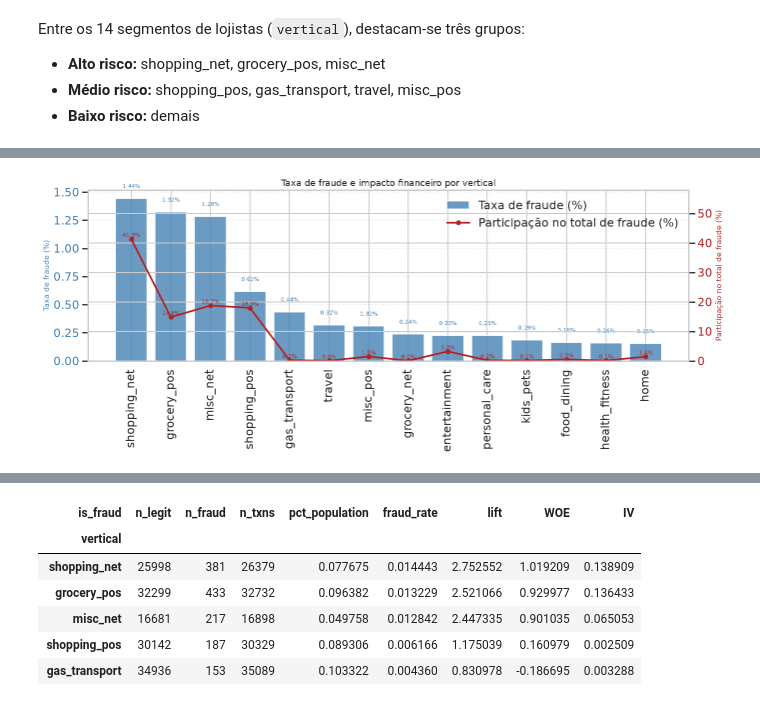
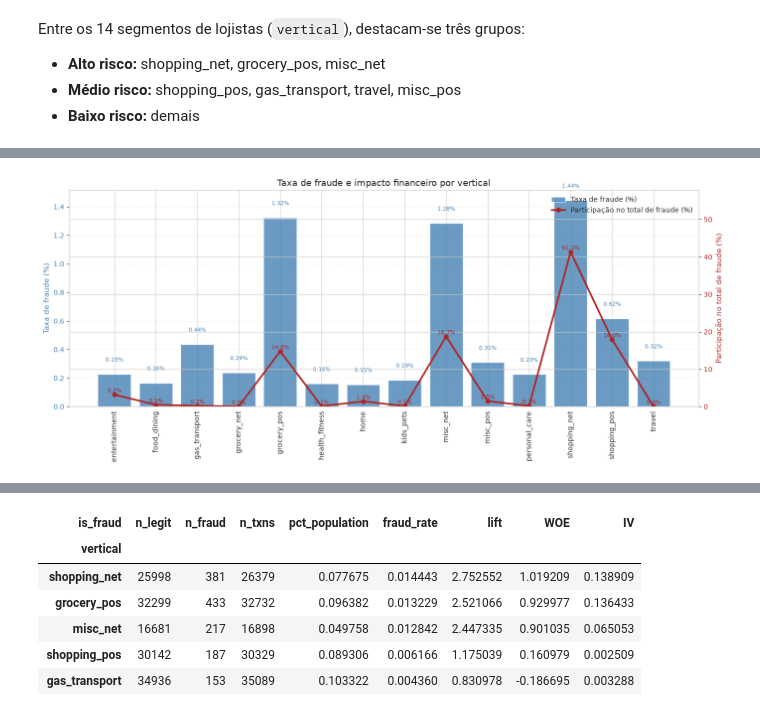
Before and after one commit to bmservilha/nuvemshop_case, a Jupyter notebook: notebooks/1_EDA_revisado.ipynb, the cells around one changed output, grey strips where cells are left out. Saved outputs shown, nothing was run; the diff lists cells and outputs as text; code cells hidden in the pictures.

```diff
--- a/notebooks/1_EDA_revisado.ipynb
+++ b/notebooks/1_EDA_revisado.ipynb
@@ -492,7 +496,7 @@ plt.show()
 # %%
 
 
-vertical_summary = (
+summary = (
     raw.assign(fraud_amount=raw["amount"].where(raw["is_fraud"].eq(1), 0))
     .groupby("vertical", as_index=False)
     .agg(
@@ -503,12 +507,12 @@ vertical_summary = (
     )
 )
 
-vertical_summary["fraud_rate"] = vertical_summary["n_fraud"] / vertical_summary["n_txns"]
-vertical_summary["fraud_amount_rate_of_vertical"] = (
-    vertical_summary["fraud_amount"] / vertical_summary["total_amount"]
+summary["fraud_rate"] = summary["n_fraud"] / summary["n_txns"]
+summary["fraud_amount_rate_of_vertical"] = (
+    summary["fraud_amount"] / summary["total_amount"]
 )
-vertical_summary["fraud_amount_share_of_total_fraud"] = (
-    vertical_summary["fraud_amount"] / vertical_summary["fraud_amount"].sum()
+summary["fraud_amount_share_of_total_fraud"] = (
+    summary["fraud_amount"] / summary["fraud_amount"].sum()
 )
 summary["fraud_rate_pct"] = summary["fraud_rate"] * 100
 summary["fraud_amount_rate_of_vertical_pct"] = summary["fraud_amount_rate_of_vertical"] * 100
@@ -530,7 +534,24 @@ loss_rank = (
     .sort_values("fraud_amount", ascending=False)
     .reset_index(drop=True)
 )
-loss_rank
+# Ordena o gráfico pelo maior volume total e mantém a tabela de perda por fraude em ordem de valor fraudado
+summary = summary.sort_values("total_amount", ascending=False).reset_index(drop=True)
+
+loss_rank = (
+    summary[
+        [
+            "vertical",
+            "n_txns",
+            "n_fraud",
+            "fraud_rate_pct",
+            "fraud_amount",
+            "fraud_amount_rate_of_vertical_pct",
+            "fraud_amount_share_of_total_fraud_pct",
+        ]
+    ]
+    .sort_values("fraud_amount", ascending=False)
+    .reset_index(drop=True)
+)
 
 # Combinação das duas visões: taxa de fraude e participação na perda total
 fig, ax1 = plt.subplots(figsize=(14, 6))
@@ -571,34 +592,34 @@ for bar, rate in zip(bars, summary["fraud_rate_pct"]):
         bar.get_height() + 0.08,
         f"{rate:.2f}%",
         ha="center",
         va="bottom",
         fontsize=8,
         color="steelblue",
     )
 
 for x, loss_pct in zip(summary["vertical"], summary["fraud_amount_share_of_total_fraud_pct"]):
     ax2.text(
         x,
         loss_pct + 0.25,
         f"{loss_pct:.1f}%",
         ha="center",
         va="bottom",
         fontsize=8,
         color="firebrick",
     )
 
 # Legendas combinadas
 handles1, labels1 = ax1.get_legend_handles_labels()
 handles2, labels2 = ax2.get_legend_handles_labels()
 ax1.legend(handles1 + handles2, labels1 + labels2, loc="upper right", frameon=False)
 
 plt.tight_layout()
 plt.show()
 
 # Resumo em tabela: top verticais por valor fraudado
 loss_rank.head(10)
 # %% [output]
-[figure, old version]
+[figure, new version]
 |  | vertical | n_txns | n_fraud | fraud_rate_pct | fraud_amount | fraud_amount_rate_of_vertical_pct | fraud_amount_share_of_total_fraud... |
 | 0 | shopping_net | 26379 | 381 | 1.444331 | 381430.20 | 16.673317 | 41.316425 |
 | 1 | misc_net | 16898 | 217 | 1.284176 | 172983.82 | 12.760443 | 18.737565 |
```
Also changed, not shown: parts of 5 cells of this notebook.
